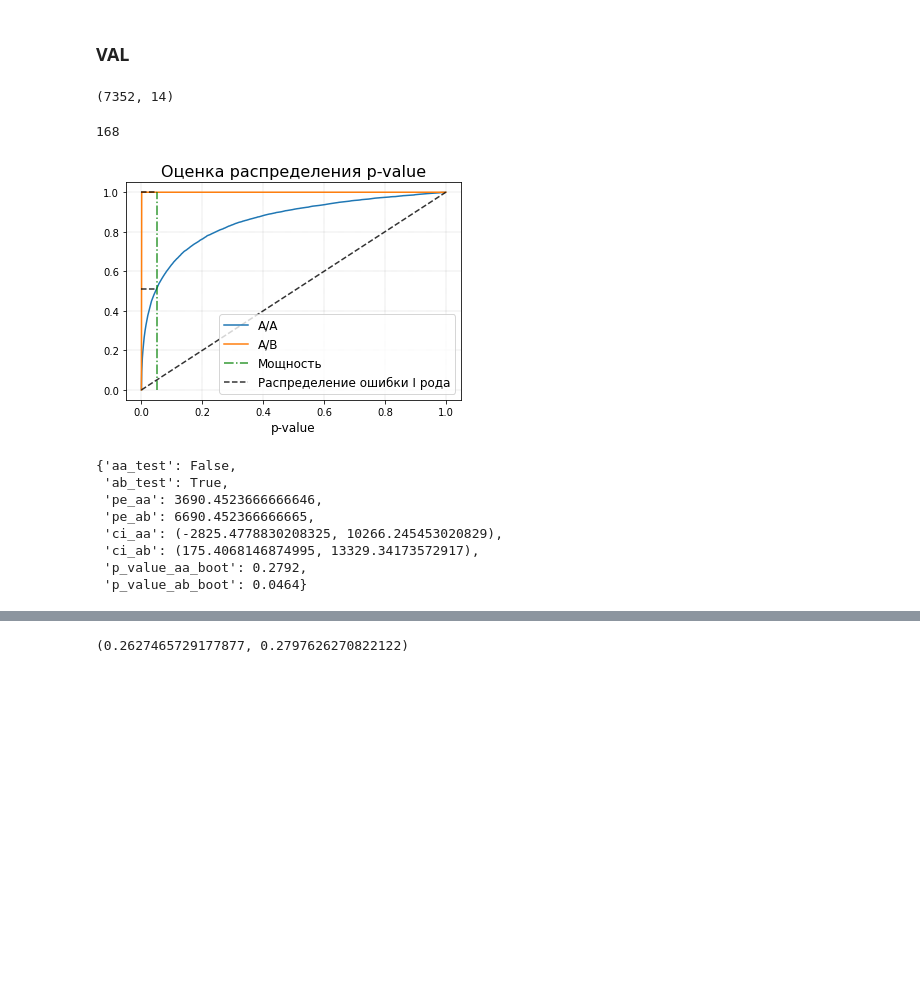
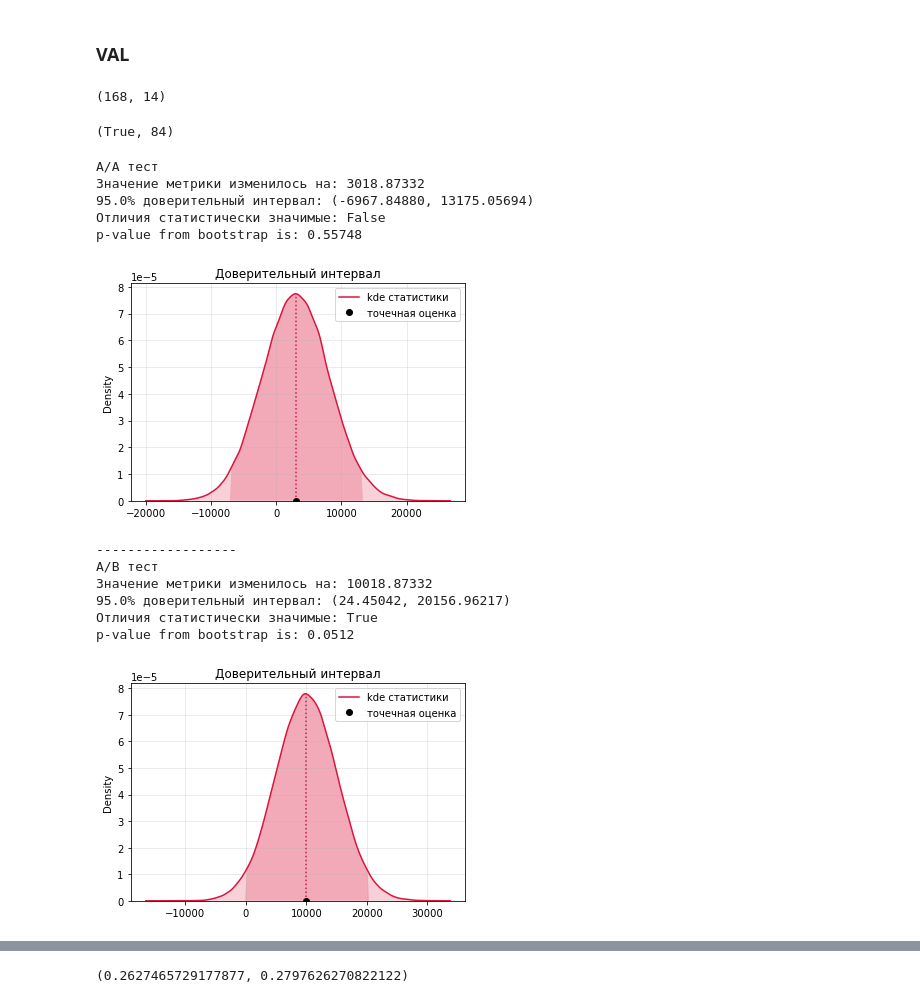
Before and after one commit to repinmihail/TestLab, a Jupyter notebook: development/offline-tests-pipline.ipynb, the cells around one changed output, grey strips where cells are left out. Cells and saved outputs as stored; diff of their text form; code cells hidden in the pictures; blank space fills up the shorter version.

```diff
--- a/development/offline-tests-pipline.ipynb
+++ b/development/offline-tests-pipline.ipynb
@@ -308,7 +350,7 @@ def get_test_control_val_groups(neighbours_dict: dict, test_units: List[str]) ->
         control_units=control_units,
     )
 # %%
-all_groups_dtw = get_test_control_val_groups(all_neighbours_dtw, test_units)
+all_groups_dtw = get_test_control_groups(all_neighbours_dtw, test_units)
 all_groups_dtw
 # %% [output]
 {'test_units': ['Пенза',
@@ -326,5 +368,5 @@ all_groups_dtw
 # %%
-all_groups_eucl = get_test_control_val_groups(all_neighbours_eucl, test_units)
+all_groups_eucl = get_test_control_groups(all_neighbours_eucl, test_units)
 all_groups_eucl
 # %% [output]
 {'test_units': ['Пенза',
@@ -465,18 +489,30 @@ def bootstrap(
     bootstrap_group_length: int,
     effect: int,
     alpha: float = 0.05,
-    n_iter: int = 10_000,
+    n_iter: int = 100_000,
     verbose: bool = False
-):
+) -> dict:
+    """
+    Бутстрап
 
+    Args:
+        control_group (np.array): массив значений целевой метрики в контрольной группе
+        test_group (np.array): массив значений целевой метрики в тестовой группе
+        metric_func (Callable): статистика расчета целевой метрики
+        bootstrap_group_length (int): длина бутстрап выборки
+        effect (int): искусственный эффект
+        alpha (float, optional): уровень ошибки первого рода. Defaults to 0.05.
+        n_iter (int, optional): количество итераций. Defaults to 10_000.
+        verbose (bool, optional): печать вывода. Defaults to False.
+
+    Returns:
+        dict: словарь с рассчитанными параметрами
+    """
     def _help_function(func: Callable, group: np.ndarray) -> Callable:
         return func(group)
     difference_aa = np.zeros(n_iter)
     difference_ab = np.zeros(n_iter)
-    #p_value_aa_res_tt = np.zeros(n_iter)
-    #p_value_ab_res_tt = np.zeros(n_iter)
     for i in range(n_iter):
-
         random_values_control = np.random.choice(control_group, bootstrap_group_length, True)
         random_values_test = np.random.choice(test_group, bootstrap_group_length, True)
         random_values_test_with_eff = np.random.choice(test_group + effect, bootstrap_group_length, True)
@@ -487,13 +523,6 @@ def bootstrap(
 
         difference_aa[i] = test_metric - control_metric
         difference_ab[i] = test_metric_with_eff - control_metric
-
-
-        #_, p_value_aa = stats.ttest_ind(random_values_test, random_values_control)
-        #p_value_aa_res_tt[i] = p_value_aa
-        #_, p_value_ab = stats.ttest_ind(random_values_test_with_eff, random_values_control)
-        #p_value_aa_res_tt[i] = p_value_ab
-
     # Расчет точечных оценок
     point_estimation_aa = (
         _help_function(metric_func, test_group) - _help_function(metric_func, control_group)
@@ -513,10 +542,8 @@ def bootstrap(
     # Расчет доверительных интервалов
     ci_aa = get_percentile_ci(difference_aa)
     ci_ab = get_percentile_ci(difference_ab)
-
     has_effect_aa = not (ci_aa[0] < 0 < ci_aa[1])
     has_effect_ab = not (ci_ab[0] < 0 < ci_ab[1])
-
     if verbose:
         print("A/A тест")
         print(f'Значение метрики изменилось на: {point_estimation_aa:0.5f}')
@@ -545,8 +572,6 @@ def bootstrap(
             pe_ab=point_estimation_ab,
             ci_aa=ci_aa,
             ci_ab=ci_ab,
-            #p_value_ab_tt=p_value_ab_res_tt,
-            #p_value_aa_tt=p_value_aa_res_tt,
             p_value_aa_boot=p_value_aa_boot,
             p_value_ab_boot=p_value_ab_boot
         )
@@ -554,17 +579,19 @@ def bootstrap(
 ### VAL
 # %%
 # данные для валидации
+all_units = functools.reduce(operator.iconcat, all_groups_dtw.values(), [])
 validation_data = df[
     (df['dt'] >= start_of_validation) & (df['dt'] < start_of_test)
     & (df['OrderSource'] == 'web') & (df['Category'] == 'пицца')
+    & (df["CityName"].isin(all_units))
     ]
 validation_data.shape
 # %% [output]
-(7352, 14)
+(168, 14)
 # %%
 values_control_val = np.array(validation_data[validation_data[id_field_name].isin(all_groups_dtw["control_units"])][metric_name])
 values_test_val = np.array(validation_data[validation_data[id_field_name].isin(all_groups_dtw["test_units"])][metric_name])
 n = len(np.array(validation_data[validation_data[id_field_name].isin(all_groups_dtw["test_units"])][metric_name]))
-n
+len(values_control_val) == len(values_test_val), n
 # %% [output]
-168
+(True, 84)
@@ -581,22 +598,23 @@ res_dict = bootstrap(
-# %%
-plot_pvalue_distribution(res_dict["p_value_aa_tt"], res_dict["p_value_ab_tt"])
-# %% [output]
-[figure, removed]
 # %%
 bootstrap(
     values_control_val,
     values_test_val,
     np.mean,
     n,
-    3000,
-    verbose=False
+    7000,
+    verbose=True
 )
 # %% [output]
-{'aa_test': False,
- 'ab_test': True,
- 'pe_aa': 3690.4523666666646,
- 'pe_ab': 6690.452366666665,
- 'ci_aa': (-2825.4778830208325, 10266.245453020829),
- 'ci_ab': (175.4068146874995, 13329.34173572917),
- 'p_value_aa_boot': 0.2792,
- 'p_value_ab_boot': 0.0464}
+A/A тест
+Значение метрики изменилось на: 3018.87332
+95.0% доверительный интервал: (-6967.84880, 13175.05694)
+Отличия статистически значимые: False
+p-value from bootstrap is: 0.55748
+[figure, added]
+------------------
+A/B тест
+Значение метрики изменилось на: 10018.87332
+95.0% доверительный интервал: (24.45042, 20156.96217)
+Отличия статистически значимые: True
+p-value from bootstrap is: 0.0512
+[figure, added]
```
Also changed, not shown: parts of 48 cells of this notebook, 2 other files.
